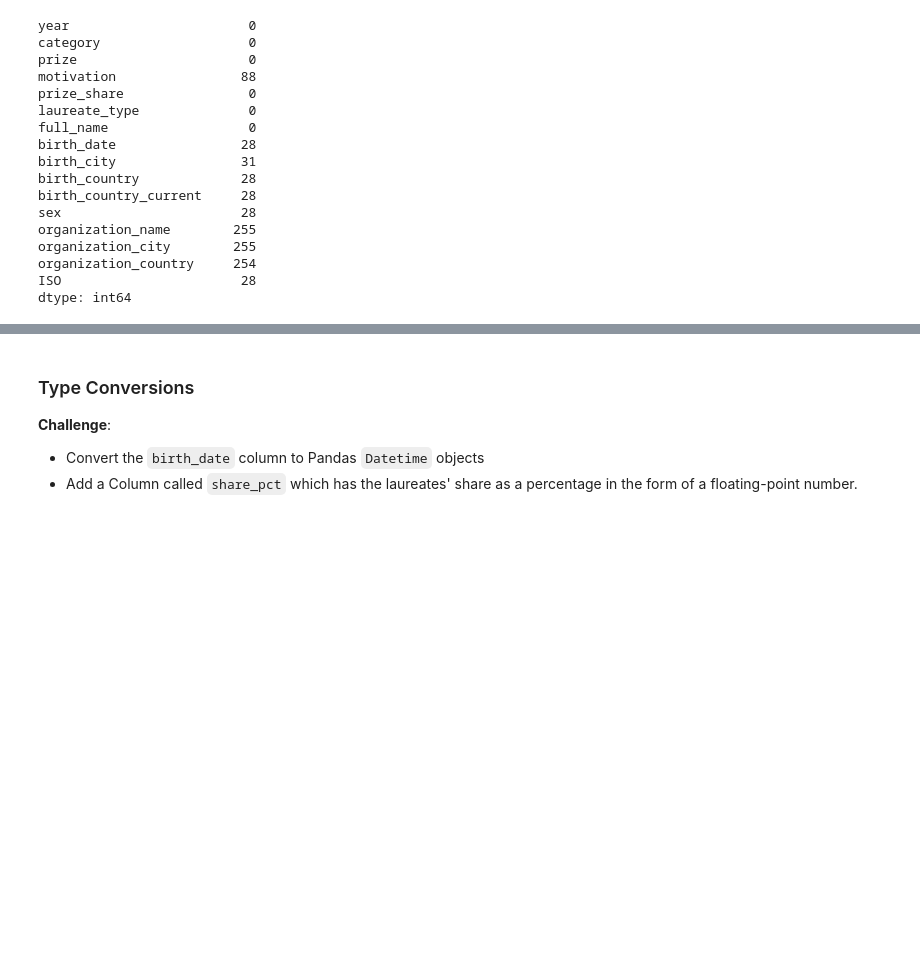
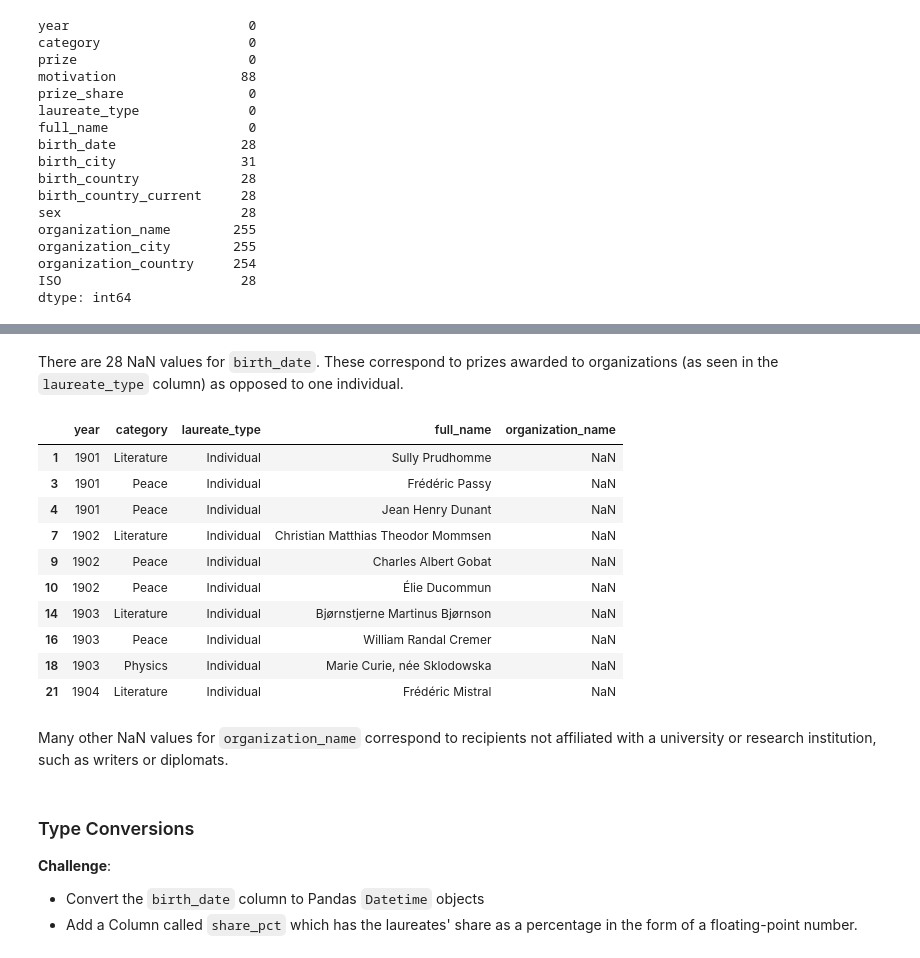
Before and after one commit to aeversme/nobel-prize-analysis, a Jupyter notebook: nobel_prize_analysis.ipynb, the cells around one changed output, grey strips where cells are left out. Saved outputs shown, nothing was run; the diff lists cells and outputs as text; code cells hidden in the pictures; blank space fills up the shorter version.

```diff
--- a/nobel_prize_analysis.ipynb
+++ b/nobel_prize_analysis.ipynb
@@ -138,3 +157,22 @@ There are NaN values in many of the columns of this dataset. Many of these NaN v
+# %% [markdown]
+There are 28 NaN values for `birth_date`. These correspond to prizes awarded to organizations (as seen in the `laureate_type` column) as opposed to one individual.
+# %%
+col_subset = ['year', 'category', 'laureate_type', 'full_name', 'organization_name']
+data.loc[data.organization_name.isna()][col_subset].head(10)
+# %% [output]
+|  | year | category | laureate_type | full_name | organization_name |
+| 1 | 1901 | Literature | Individual | Sully Prudhomme | NaN |
+| 3 | 1901 | Peace | Individual | Frédéric Passy | NaN |
+| 4 | 1901 | Peace | Individual | Jean Henry Dunant | NaN |
+| 7 | 1902 | Literature | Individual | Christian Matthias Theodor Mommsen | NaN |
+| 9 | 1902 | Peace | Individual | Charles Albert Gobat | NaN |
+| 10 | 1902 | Peace | Individual | Élie Ducommun | NaN |
+| 14 | 1903 | Literature | Individual | Bjørnstjerne Martinus Bjørnson | NaN |
+| 16 | 1903 | Peace | Individual | William Randal Cremer | NaN |
+| 18 | 1903 | Physics | Individual | Marie Curie, née Sklodowska | NaN |
+| 21 | 1904 | Literature | Individual | Frédéric Mistral | NaN |
+# %% [markdown]
+Many other NaN values for `organization_name` correspond to recipients not affiliated with a university or research institution, such as writers or diplomats.
 # %% [markdown]
 ### Type Conversions
 
```
Also changed, not shown: parts of 13 cells of this notebook.
